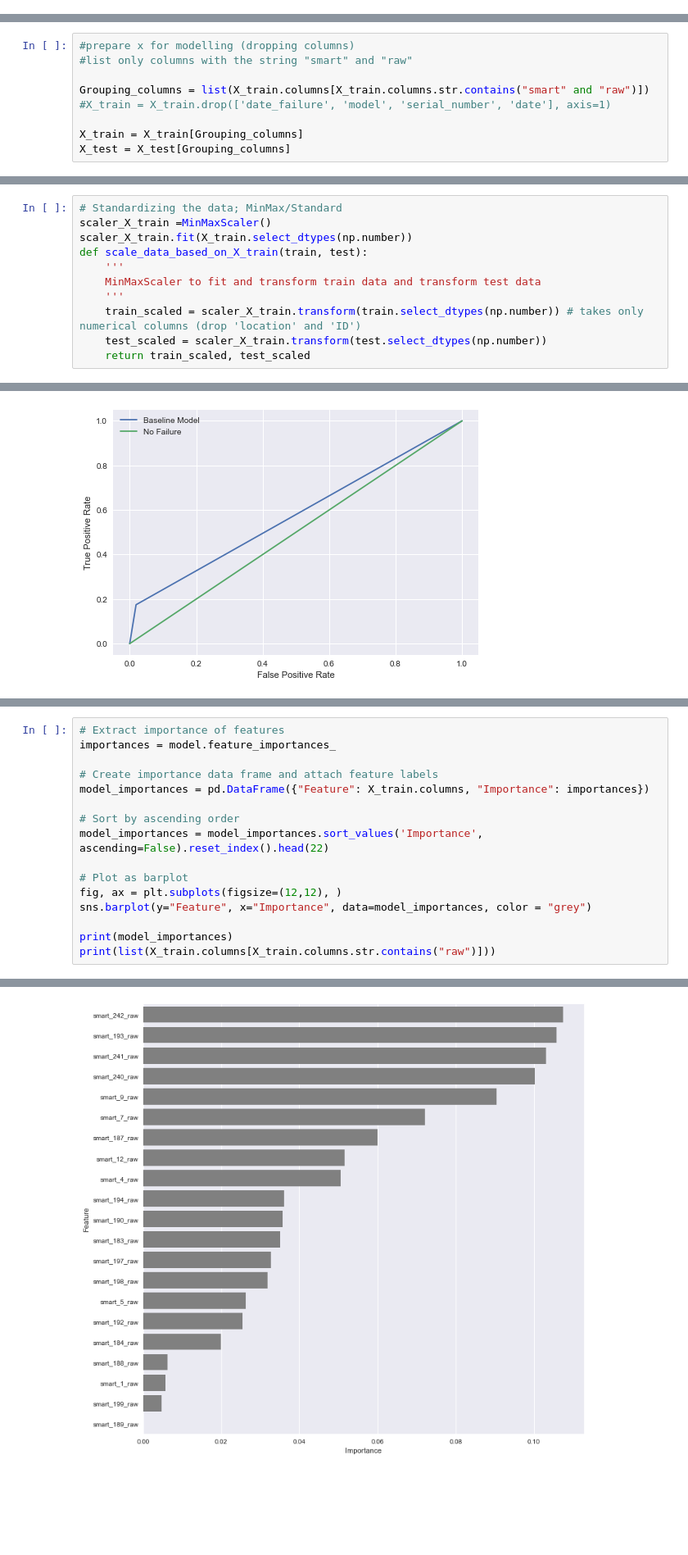
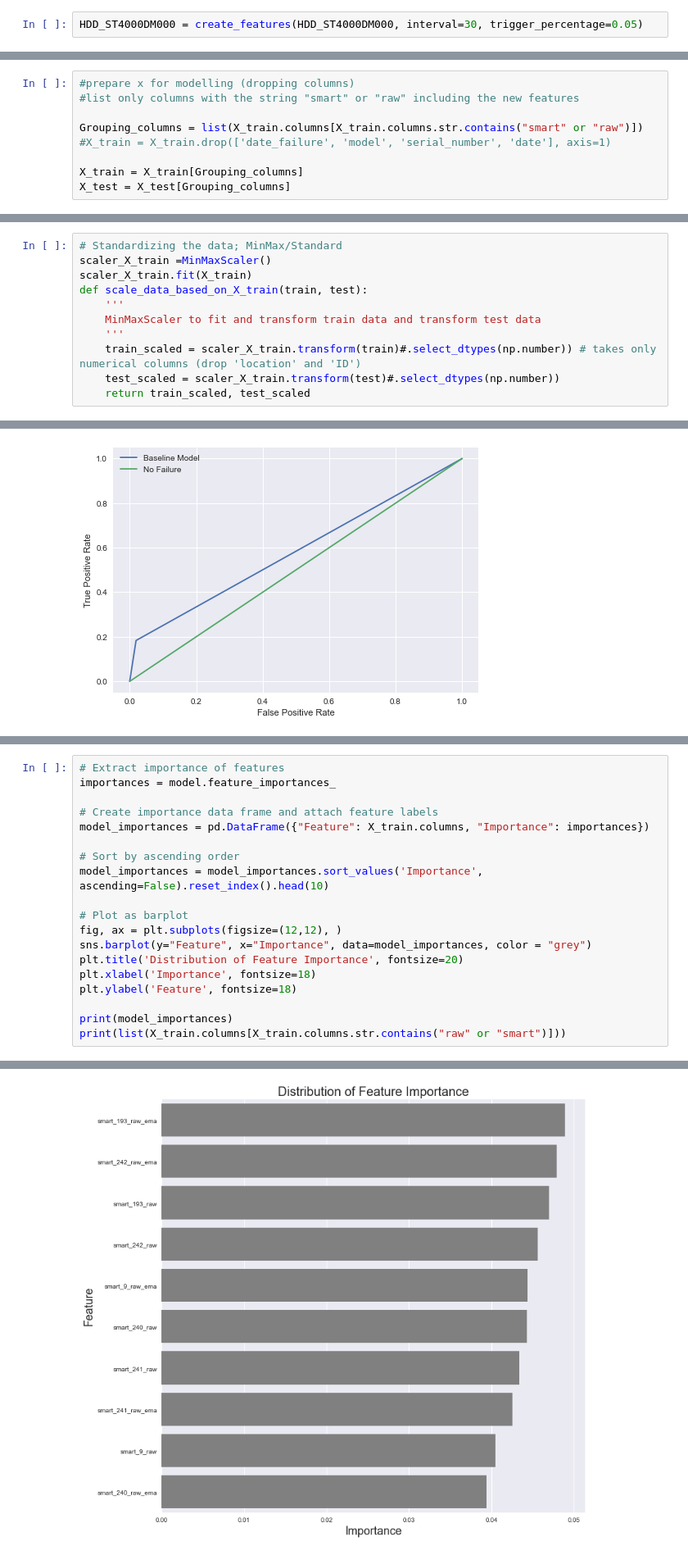
Before and after one commit to wcmphysics/DataScienceBootcamp-Capstone, a Jupyter notebook: notebooks/Andreas_modelling.ipynb, the cells around one changed output, grey strips where cells are left out. Shown at 82% size. Drawn from its saved outputs; the diff is of its cells as text; blank space fills up the shorter version.

Commit message:
baseline model, 3.week

```diff
--- a/notebooks/Andreas_modelling.ipynb
+++ b/notebooks/Andreas_modelling.ipynb
@@ -162,0 +172,2 @@ df1
+# %%
+HDD_ST4000DM000 = create_features(HDD_ST4000DM000, interval=30, trigger_percentage=0.05)
@@ -210,9 +249,9 @@ X_train.head(5)
 ## Preparing the data
 # %%
 #prepare x for modelling (dropping columns)
-#list only columns with the string "smart" and "raw"
+#list only columns with the string "smart" or "raw" including the new features
 
-Grouping_columns = list(X_train.columns[X_train.columns.str.contains("smart" and "raw")])
+Grouping_columns = list(X_train.columns[X_train.columns.str.contains("smart" or "raw")])
 #X_train = X_train.drop(['date_failure', 'model', 'serial_number', 'date'], axis=1)
 
 X_train = X_train[Grouping_columns]
@@ -269,13 +321,13 @@ X_test_log = X_test.select_dtypes(np.number).apply(lambda x : np.log10(x+1))
 # %%
 # Standardizing the data; MinMax/Standard
 scaler_X_train =MinMaxScaler()
-scaler_X_train.fit(X_train.select_dtypes(np.number))
+scaler_X_train.fit(X_train)
 def scale_data_based_on_X_train(train, test):
     '''
     MinMaxScaler to fit and transform train data and transform test data
     '''
-    train_scaled = scaler_X_train.transform(train.select_dtypes(np.number)) # takes only numerical columns (drop 'location' and 'ID')
-    test_scaled = scaler_X_train.transform(test.select_dtypes(np.number))
+    train_scaled = scaler_X_train.transform(train)#.select_dtypes(np.number)) # takes only numerical columns (drop 'location' and 'ID')
+    test_scaled = scaler_X_train.transform(test)#.select_dtypes(np.number))
     return train_scaled, test_scaled
 # %%
 # Scaling the data based on X_train
@@ -464,12 +503,15 @@ importances = model.feature_importances_
 model_importances = pd.DataFrame({"Feature": X_train.columns, "Importance": importances})
 
 # Sort by ascending order
-model_importances = model_importances.sort_values('Importance', ascending=False).reset_index().head(22)
+model_importances = model_importances.sort_values('Importance', ascending=False).reset_index().head(10)
 
 # Plot as barplot
 fig, ax = plt.subplots(figsize=(12,12), )
 sns.barplot(y="Feature", x="Importance", data=model_importances, color = "grey")
+plt.title('Distribution of Feature Importance', fontsize=20)
+plt.xlabel('Importance', fontsize=18)
+plt.ylabel('Feature', fontsize=18)
 
 print(model_importances)
-print(list(X_train.columns[X_train.columns.str.contains("raw")]))
+print(list(X_train.columns[X_train.columns.str.contains("raw" or "smart")]))
 # %% [output]
@@ -492,5 +529,5 @@ print(list(X_train.columns[X_train.columns.str.contains("raw")]))
 ['smart_1_raw', 'smart_4_raw', 'smart_5_raw', 'smart_7_raw', 'smart_9_raw', 'smart_12_raw', 'smart_183_raw', 'smart_184_raw', 'smart_187_raw', 'smart_188_raw', 'smart_189_raw', 'smart_190_raw', 'smart ...
-[figure, old version]
+[figure, new version]
 # %% [markdown]
 #### XG Boost
 # %%
```
Also changed, not shown: parts of 24 cells of this notebook.
